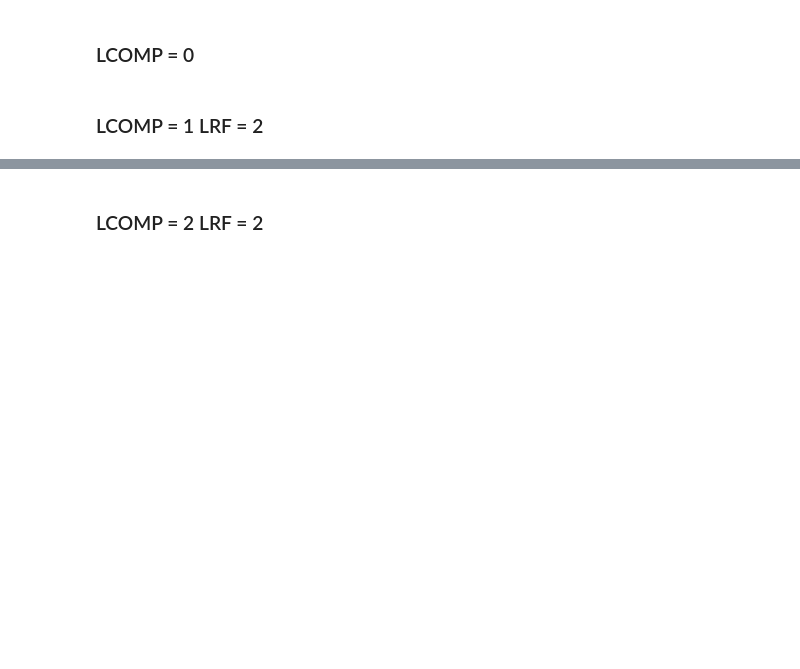
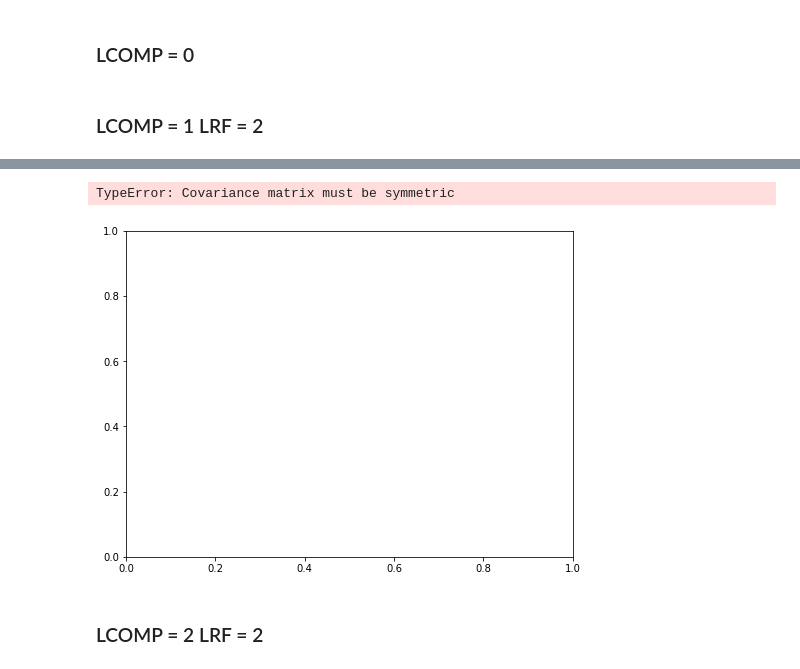
Before and after one commit to luca-fiorito-11/sandy, a Jupyter notebook: notebooks/Mf32_test.ipynb, the cells around one changed output, grey strips where cells are left out. Saved outputs shown, nothing was run; the diff lists cells and outputs as text; code cells hidden in the pictures; blank space fills up the shorter version.

```diff
--- a/notebooks/Mf32_test.ipynb
+++ b/notebooks/Mf32_test.ipynb
@@ -33,12 +35,15 @@ len(dic["NIS"][95241]["NER"][(1e-05, 150.0)]['COVAR_PAR'][:20])
 # %%
 fig, ax = plt.subplots(figsize=(8, 6))
 covmat = []
-for i in range(40):
-    covmat.append(dic["NIS"][95241]["NER"][(1e-05, 150.0)]['COVAR_PAR'][i][:40])
-sandy.triu_matrix(covmat, kind='upper')
+for i in range (40):
+ covmat.append(dic["NIS"][95241]["NER"][(1e-05, 150.0)]['COVAR_PAR'][i][:40])
+sandy.triu_matrix(covmat, kind = 'upper')
 covmat = pd.DataFrame(covmat)
 ax = plot_corr(sandy.CategoryCov(covmat), ax = ax)
-plt.title ('covar matrix of Americium 241' )
+plt.title ('correlation matrix of Americium 241' )
+# %% [output]
+TypeError: Covariance matrix must be symmetric
+[figure, added]
 # %% [markdown]
 ### LCOMP = 2 LRF = 2
 # %%
```
Also changed, not shown: parts of 7 cells of this notebook.
